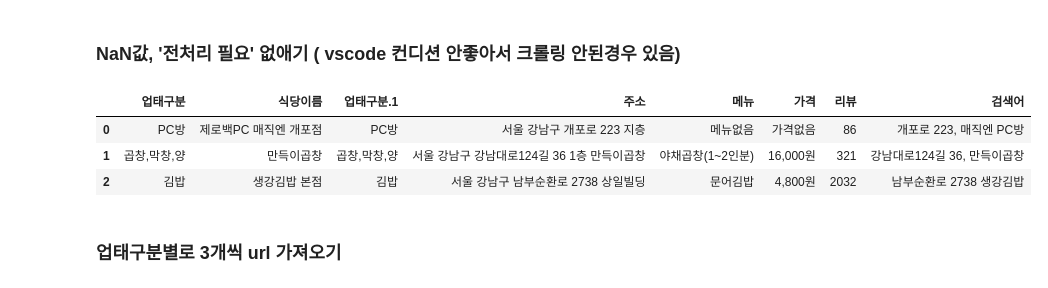
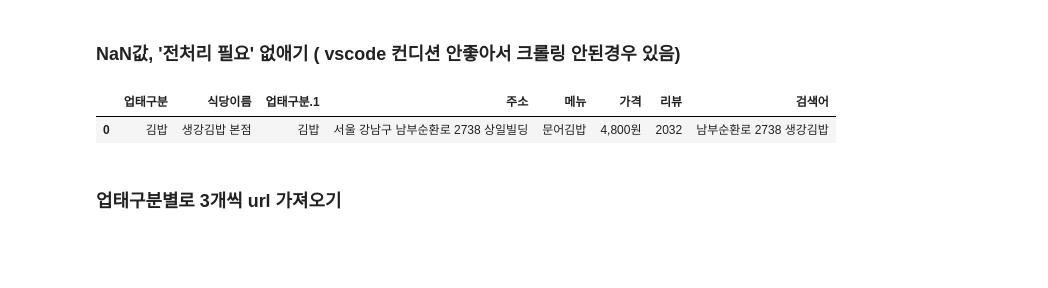
Before and after one commit to Lunch-Lab/data, a Jupyter notebook: naver_user_크롤링.ipynb, the cells around one changed output. Drawn from its saved outputs; the diff is of its cells as text; code cells hidden in the pictures; blank space fills up the shorter version.

```diff
--- a/naver_user_크롤링.ipynb
+++ b/naver_user_크롤링.ipynb
@@ -277,14 +230,12 @@ res_group_df
 # %%
 res_group_df = res_group_df.loc[res_group_df['주소'] != '전처리필요'].dropna()
 res_df = res_group_df.copy()
+res_df = res_df[2:3] # test용
 res_df = res_df.reset_index(drop=True) # 인덱스 새로하기
-res_df = res_df[:3] # test용
 res_df
 # %% [output]
 |  | 업태구분 | 식당이름 | 업태구분.1 | 주소 | 메뉴 | 가격 | 리뷰 | 검색어 |
-| 0 | PC방 | 제로백PC 매직엔 개포점 | PC방 | 서울 강남구 개포로 223 지층 | 메뉴없음 | 가격없음 | 86 | 개포로 223, 매직엔 PC방 |
-| 1 | 곱창,막창,양 | 만득이곱창 | 곱창,막창,양 | 서울 강남구 강남대로124길 36 1층 만득이곱창 | 야채곱창(1~2인분) | 16,000원 | 321 | 강남대로124길 36, 만득이곱창 |
-| 2 | 김밥 | 생강김밥 본점 | 김밥 | 서울 강남구 남부순환로 2738 상일빌딩 | 문어김밥 | 4,800원 | 2032 | 남부순환로 2738 생강김밥 |
+| 0 | 김밥 | 생강김밥 본점 | 김밥 | 서울 강남구 남부순환로 2738 상일빌딩 | 문어김밥 | 4,800원 | 2032 | 남부순환로 2738 생강김밥 |
 # %% [markdown]
 ### 업태구분별로 3개씩 url 가져오기
 # %%
```
Also changed, not shown: parts of 8 cells of this notebook.
